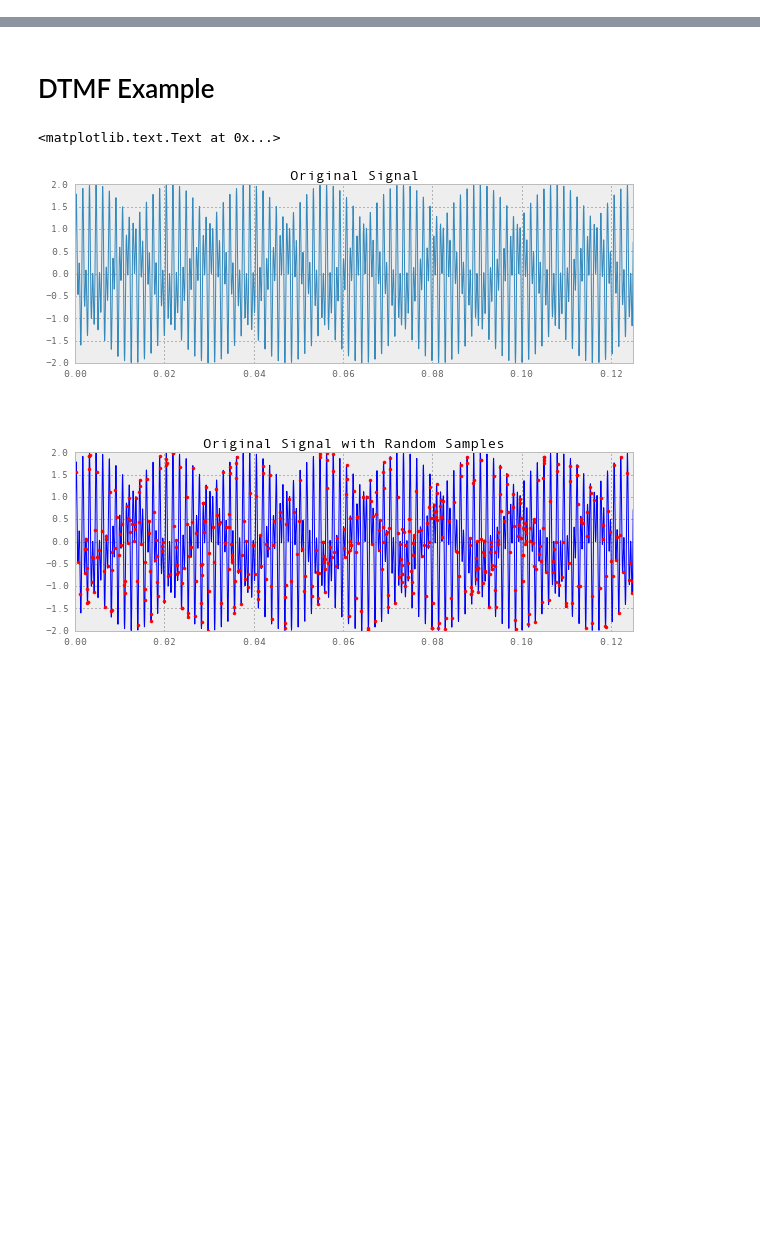
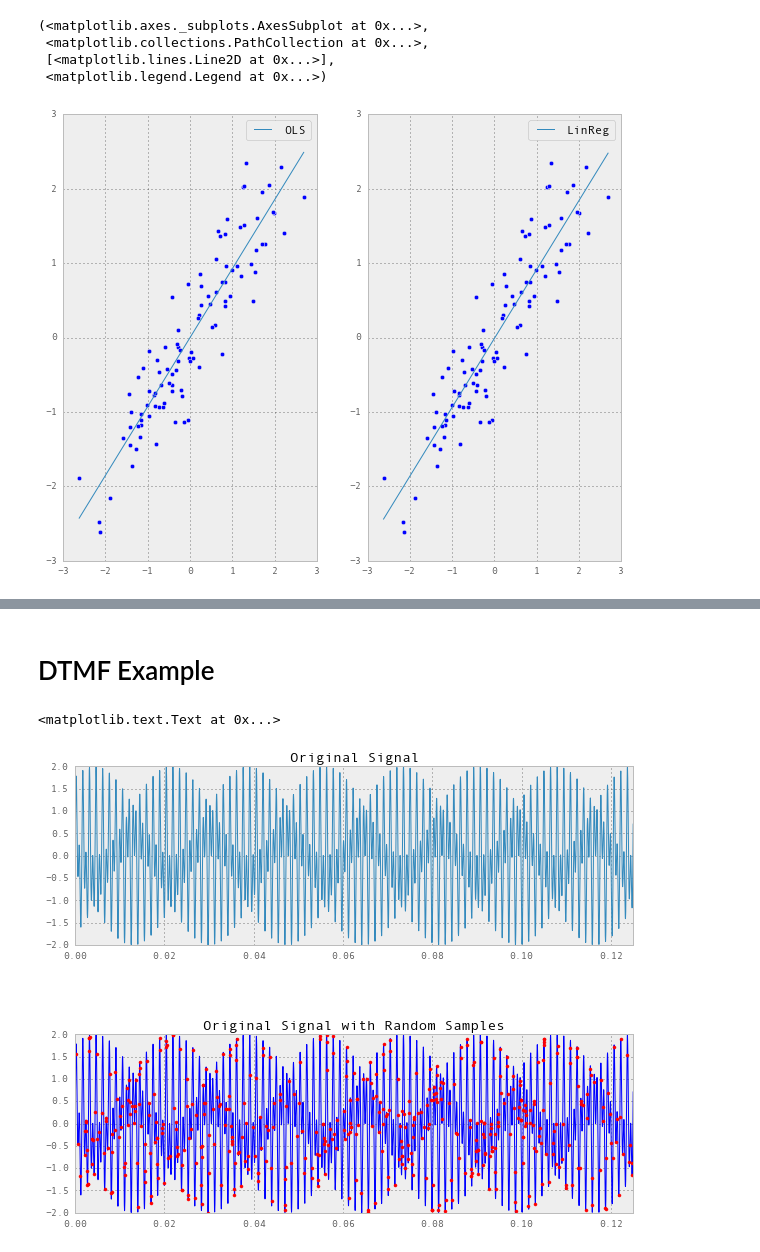
Before and after one commit to jaidevd/jaidevd.github.io, a Jupyter notebook: blog/posts/compressed-sensing-sparse-recovery.ipynb, the cells around one changed output, grey strips where cells are left out. Saved outputs shown, nothing was run; the diff lists cells and outputs as text; code cells hidden in the pictures; blank space fills up the shorter version.

```diff
--- a/blog/posts/compressed-sensing-sparse-recovery.ipynb
+++ b/blog/posts/compressed-sensing-sparse-recovery.ipynb
@@ -0,0 +10,26 @@
+# %%
+import matplotlib.pyplot as plt
+import numpy as np
+from scipy.linalg import lstsq
+from sklearn.linear_model import LinearRegression, Lasso
+
+A = np.random.multivariate_normal([0, 0], [[1, 0.9], [0.9, 1]], size=(100,))
+X = A[:, 0].reshape(-1, 1)
+y = A[:, 1].reshape(-1, 1)
+x_ls = np.linalg.lstsq(X, y)[0]
+lr = LinearRegression().fit(X, y)
+x_lr = lr.coef_
+
+xx = np.linspace(X.min(), X.max(), 100)
+yy_ls = xx * x_ls
+yy_lr = lr.predict(xx.reshape(-1, 1))
+
+plt.figure(figsize=(10, 8))
+plt.subplot(121), plt.scatter(X.ravel(), y.ravel()), plt.plot(xx, yy_ls.ravel(), label="OLS"), plt.legend()
+plt.subplot(122), plt.scatter(X.ravel(), y.ravel()), plt.plot(xx, yy_lr.ravel(), label="LinReg"), plt.legend()
+# %% [output]
+(<matplotlib.axes._subplots.AxesSubplot at 0x...>,
+ <matplotlib.collections.PathCollection at 0x...>,
+ [<matplotlib.lines.Line2D at 0x...>],
+ <matplotlib.legend.Legend at 0x...>)
+[figure, added]
```
Also changed, not shown: parts of 5 cells of this notebook.
